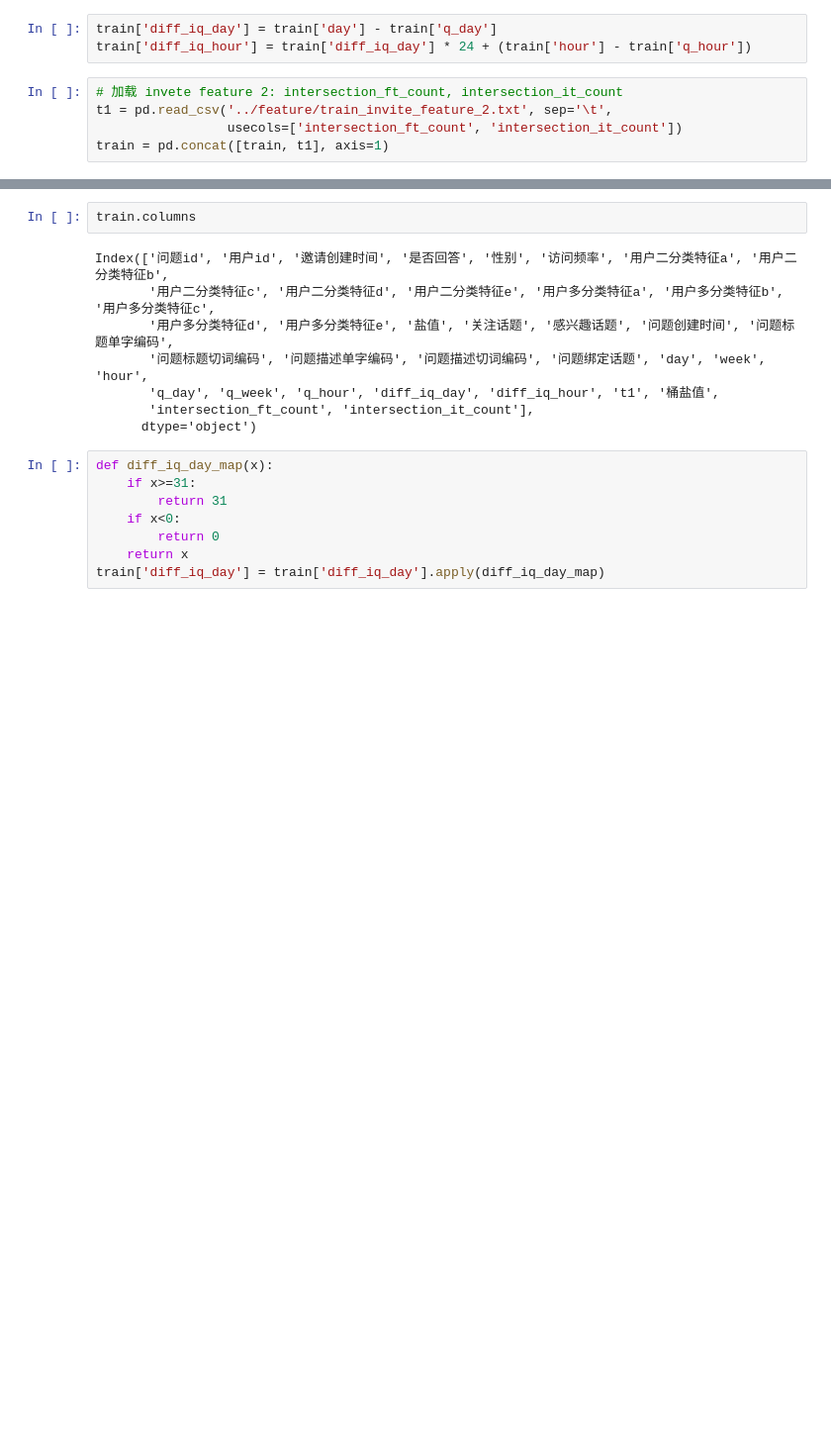
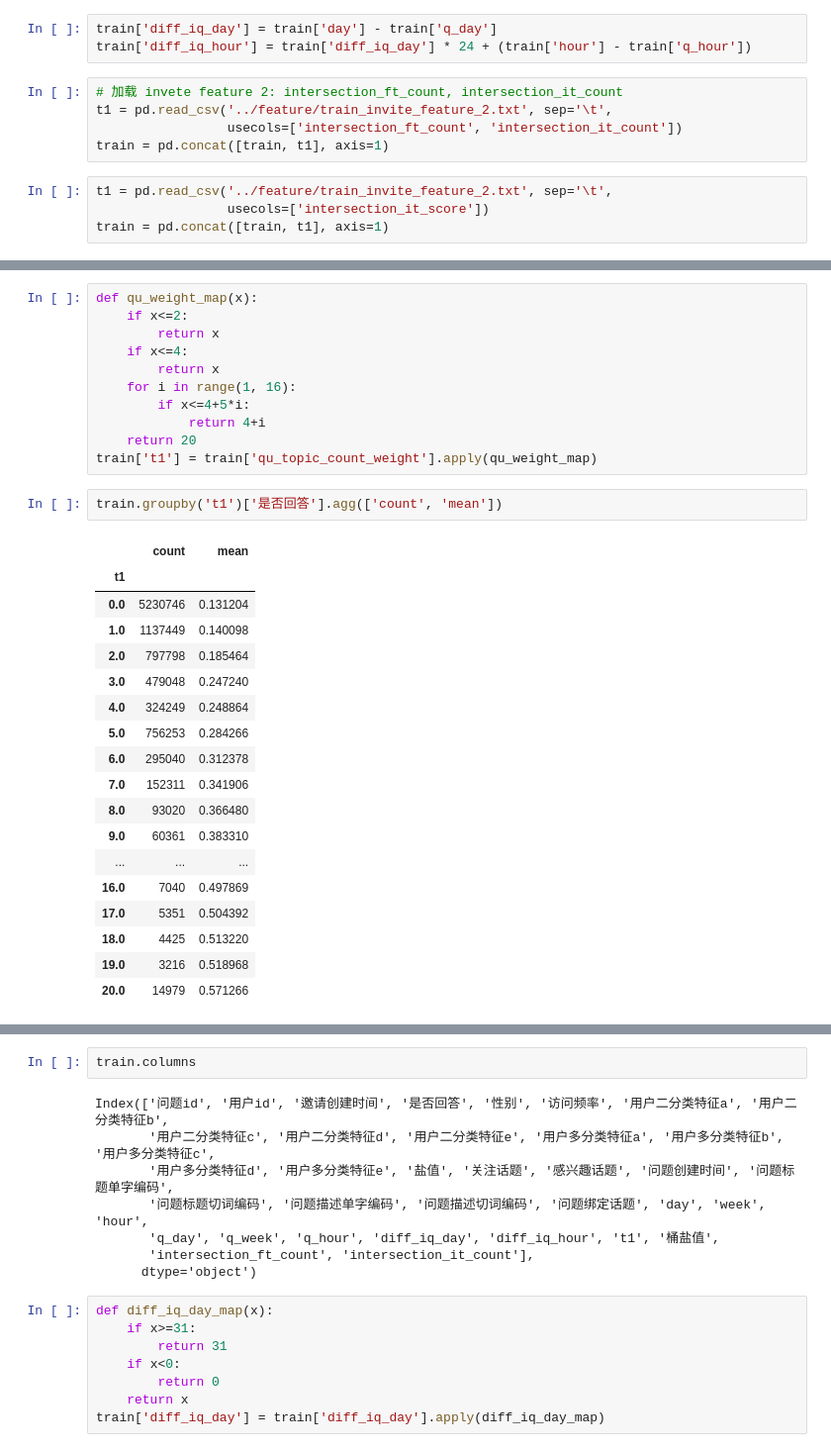
Before and after one commit to goodbyeearth/zhcup, a Jupyter notebook: explore/data_explore.ipynb, the cells around one changed output, grey strips where cells are left out. Shown: that part at 99% size. Cells and saved outputs as stored; diff of their text form; blank space fills up the shorter version.

```diff
--- a/explore/data_explore.ipynb
+++ b/explore/data_explore.ipynb
@@ -82,3 +152,7 @@ train['diff_iq_hour'] = train['diff_iq_day'] * 24 + (train['hour'] - train['q_ho
 t1 = pd.read_csv('../feature/train_invite_feature_2.txt', sep='\t',
                  usecols=['intersection_ft_count', 'intersection_it_count'])
 train = pd.concat([train, t1], axis=1)
+# %%
+t1 = pd.read_csv('../feature/train_invite_feature_2.txt', sep='\t',
+                 usecols=['intersection_it_score'])
+train = pd.concat([train, t1], axis=1)
@@ -84,0 +172,32 @@ train = pd.concat([train, t1], axis=1)
+# %%
+def qu_weight_map(x):
+    if x<=2:
+        return x
+    if x<=4:
+        return x
+    for i in range(1, 16):
+        if x<=4+5*i:
+            return 4+i
+    return 20
+train['t1'] = train['qu_topic_count_weight'].apply(qu_weight_map)
+# %%
+train.groupby('t1')['是否回答'].agg(['count', 'mean'])
+# %% [output]
+|  | count | mean |
+| t1 |  |  |
+| 0.0 | 5230746 | 0.131204 |
+| 1.0 | 1137449 | 0.140098 |
+| 2.0 | 797798 | 0.185464 |
+| 3.0 | 479048 | 0.247240 |
+| 4.0 | 324249 | 0.248864 |
+| 5.0 | 756253 | 0.284266 |
+| 6.0 | 295040 | 0.312378 |
+| 7.0 | 152311 | 0.341906 |
+| 8.0 | 93020 | 0.366480 |
+| 9.0 | 60361 | 0.383310 |
+| ... | ... | ... |
+| 16.0 | 7040 | 0.497869 |
+| 17.0 | 5351 | 0.504392 |
+| 18.0 | 4425 | 0.513220 |
+| 19.0 | 3216 | 0.518968 |
+| 20.0 | 14979 | 0.571266 |
```
Also changed, not shown: parts of 18 cells of this notebook, 6 other files.
